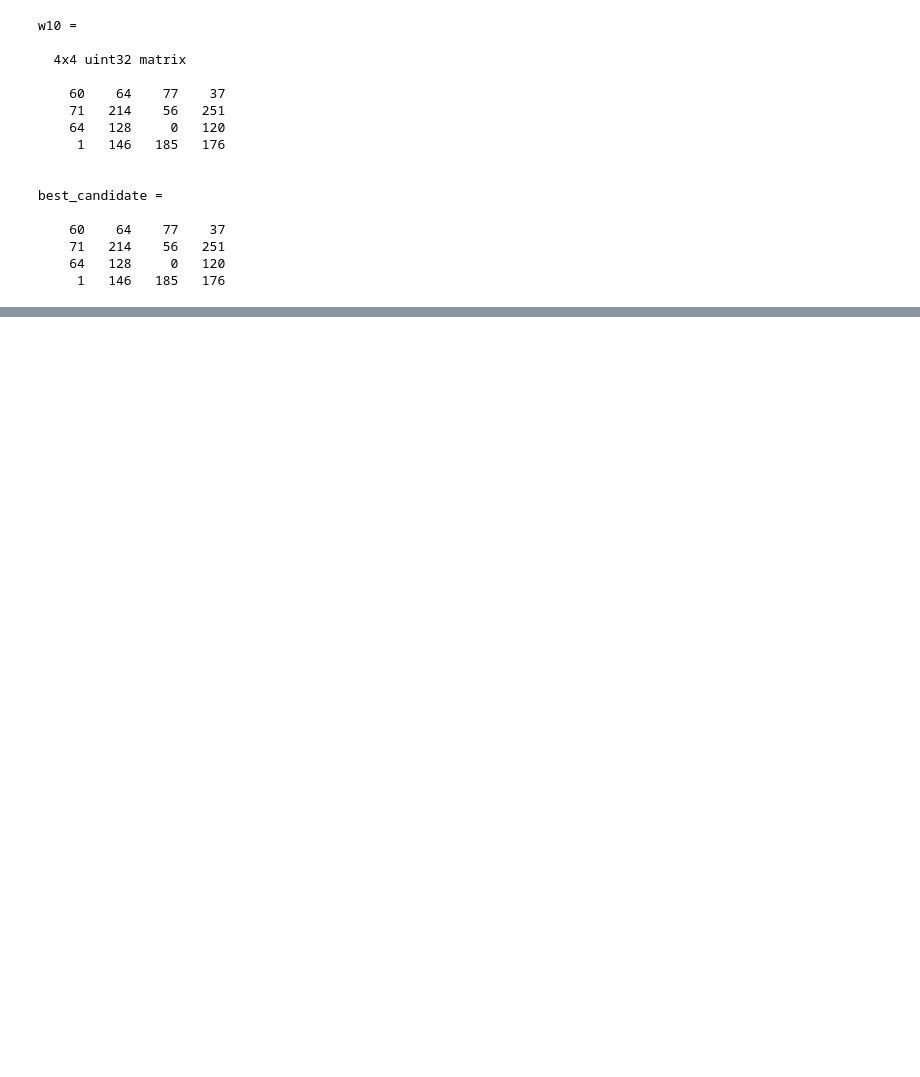
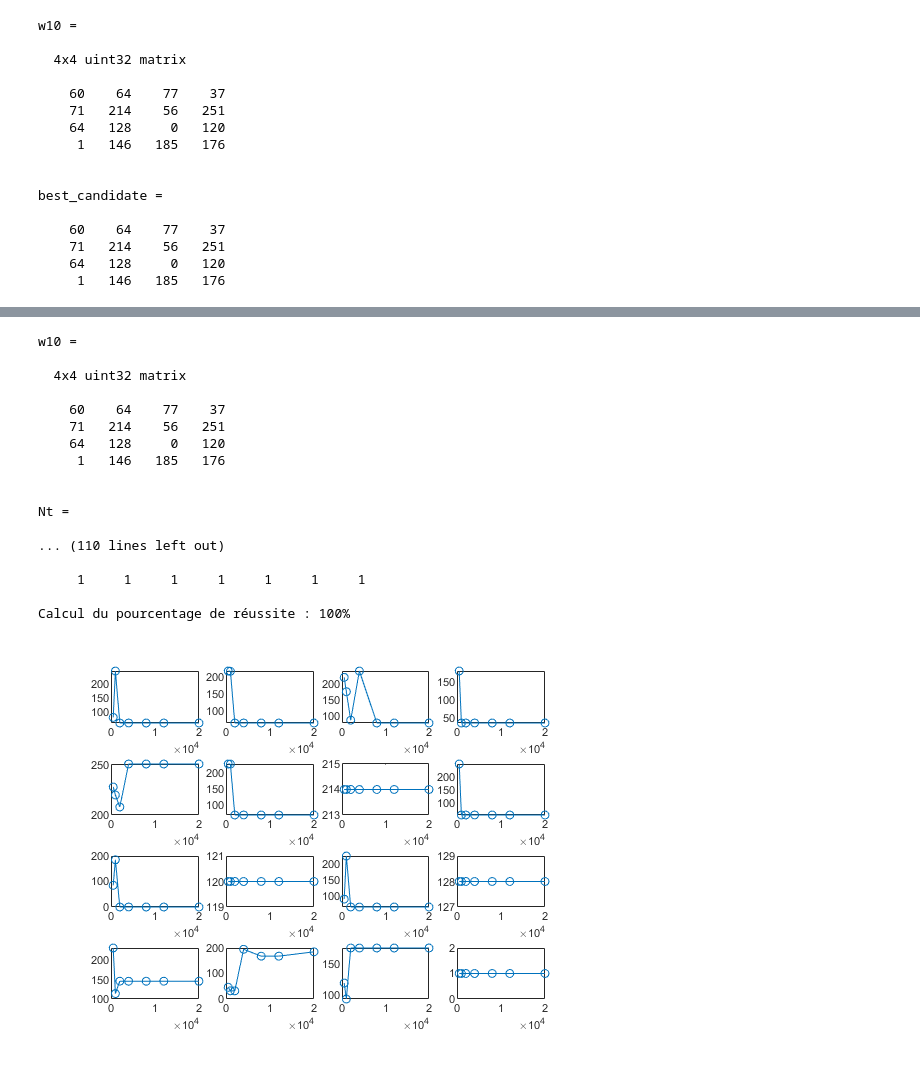
Before and after one commit to LBF38/Projet-EMA, a Jupyter notebook: analyse.ipynb, the cells around one changed output, grey strips where cells are left out. Drawn from its saved outputs; the diff is of its cells as text; code cells hidden in the pictures; blank space fills up the shorter version.

```diff
--- a/analyse.ipynb
+++ b/analyse.ipynb
@@ -391,0 +423,68 @@ best_candidate =
+# %%
+keys4x4 = reshape(keys(1, :), [4 4]);
+all_w = keysched2(uint32(keys4x4));
+w10 = all_w(:, :, 11) % point d'arrivée. Objectif de l'algorithme. (w10)
+
+SBox = [99, 124, 119, 123, 242, 107, 111, 197, 48, 1, 103, 43, 254, 215, 171, 118, 202, 130, 201, 125, 250, 89, 71, 240, 173, 212, 162, 175, 156, 164, 114, 192, 183, 253, 147, 38, 54, 63, 247, 204, 52, 165, 229, 241, 113, 216, 49, 21, 4, 199, 35, 195, 24, 150, 5, 154, 7, 18, 128, 226, 235, 39, 178, 117, 9, 131, 44, 26, 27, 110, 90, 160, 82, 59, 214, 179, 41, 227, 47, 132, 83, 209, 0, 237, 32, 252, 177, 91, 106, 203, 190, 57, 74, 76, 88, 207, 208, 239, 170, 251, 67, 77, 51, 133, 69, 249, 2, 127, 80, 60, 159, 168, 81, 163, 64, 143, 146, 157, 56, 245, 188, 182, 218, 33, 16, 255, 243, 210, 205, 12, 19, 236, 95, 151, 68, 23, 196, 167, 126, 61, 100, 93, 25, 115, 96, 129, 79, 220, 34, 42, 144, 136, 70, 238, 184, 20, 222, 94, 11, 219, 224, 50, 58, 10, 73, 6, 36, 92, 194, 211, 172, 98, 145, 149, 228, 121, 231, 200, 55, 109, 141, 213, 78, 169, 108, 86, 244, 234, 101, 122, 174, 8, 186, 120, 37, 46, 28, 166, 180, 198, 232, 221, 116, 31, 75, 189, 139, 138, 112, 62, 181, 102, 72, 3, 246, 14, 97, 53, 87, 185, 134, 193, 29, 158, 225, 248, 152, 17, 105, 217, 142, 148, 155, 30, 135, 233, 206, 85, 40, 223, 140, 161, 137, 13, 191, 230, 66, 104, 65, 153, 45, 15, 176, 84, 187, 22];
+
+invSBox(SBox(1:256) + 1) = 0:255;
+
+Weight_Hamming_vect = [0 1 1 2 1 2 2 3 1 2 2 3 2 3 3 4 1 2 2 3 2 3 3 4 2 3 3 4 3 4 4 5 1 2 2 3 2 3 3 4 2 3 3 4 3 4 4 5 2 3 3 4 3 4 4 5 3 4 4 5 4 5 5 6 1 2 2 3 2 3 3 4 2 3 3 4 3 4 4 5 2 3 3 4 3 4 4 5 3 4 4 5 4 5 5 6 2 3 3 4 3 4 4 5 3 4 4 5 4 5 5 6 3 4 4 5 4 5 5 6 4 5 5 6 5 6 6 7 1 2 2 3 2 3 3 4 2 3 3 4 3 4 4 5 2 3 3 4 3 4 4 5 3 4 4 5 4 5 5 6 2 3 3 4 3 4 4 5 3 4 4 5 4 5 5 6 3 4 4 5 4 5 5 6 4 5 5 6 5 6 6 7 2 3 3 4 3 4 4 5 3 4 4 5 4 5 5 6 3 4 4 5 4 5 5 6 4 5 5 6 5 6 6 7 3 4 4 5 4 5 5 6 4 5 5 6 5 6 6 7 4 5 5 6 5 6 6 7 5 6 6 7 6 7 7 8];
+
+% Filtrage des données
+idxmin = 3000;
+idxmax = 3300;
+% Hypothèse linéaire de sous-clés (256 possibilités)
+hypothese = uint8(ones(size(cto, 1), 1) * (0:255));
+
+% Guessing Entropy sur la première sous-clé. Pas besoin de shiftrow.
+Nt = [500, 1000, 2000, 4000, 8000, 12000, 20000]
+
+indices = 1:16;
+indices = reshape(indices, [4 4]);
+
+for ligne = 1:4
+    indices_shifted(ligne, :) = circshift(indices(ligne, :), ligne - 1);
+
+    for colonne = 1:4
+
+        for indice = 1:length(Nt)
+            cto_extended = uint8(single(cto(:, indices(ligne, colonne))) * ones(1, 256));
+            cto_extended_shifted = uint8(single(cto(:, indices_shifted(ligne, colonne))) * ones(1, 256));
+            Z1 = bitxor(cto_extended_shifted, hypothese);
+            Z3 = invSBox(Z1 + 1);
+            dh_03 = Weight_Hamming_vect(bitxor(uint8(Z3), uint8(cto_extended)) + 1);
+            correlation = corr(single(dh_03(1:Nt(indice), :)), traces(1:Nt(indice), idxmin:idxmax));
+            [RK, IK] = sort(max(abs(correlation), [], 2), 'descend');
+            guessing_entropy(indice) = IK(1) - 1;
+
+        end
+
+        disp("Sous-clé à la position : " + indices_shifted(ligne, colonne))
+        guessing_entropy
+        disp("Calcul du pourcentage de réussite : " + sum(guessing_entropy == guessing_entropy(end)) / length(guessing_entropy) * 100 + "%")
+
+        subplot(4, 4, (ligne - 1) * 4 + colonne)
+        plot(Nt, guessing_entropy, 'o-')
+    end
+
+end
+# %% [output]
+w10 =
+
+  4x4 uint32 matrix
+
+    60    64    77    37
+    71   214    56   251
+    64   128     0   120
+     1   146   185   176
+
+
+Nt =
+
+... (110 lines left out)
+
+     1     1     1     1     1     1     1
+
+Calcul du pourcentage de réussite : 100%
+[figure, added]
```
Also changed, not shown: parts of 17 cells of this notebook, 3 other files.
